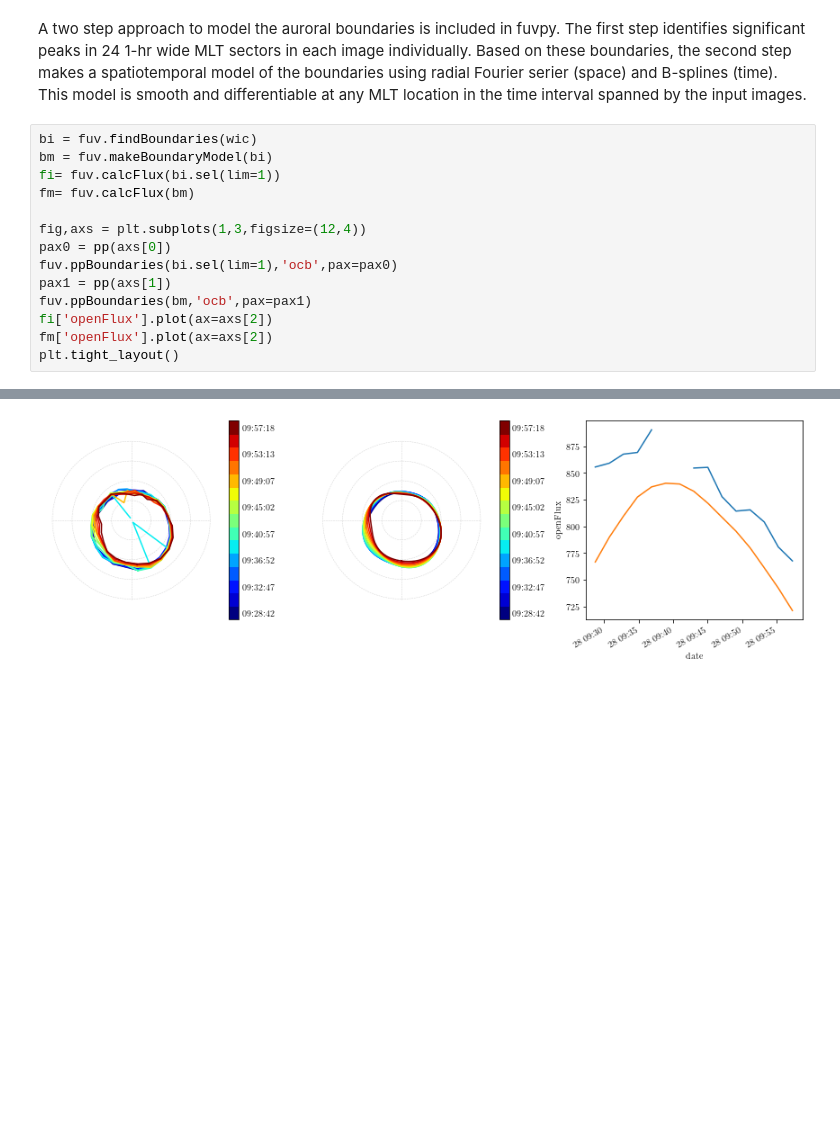
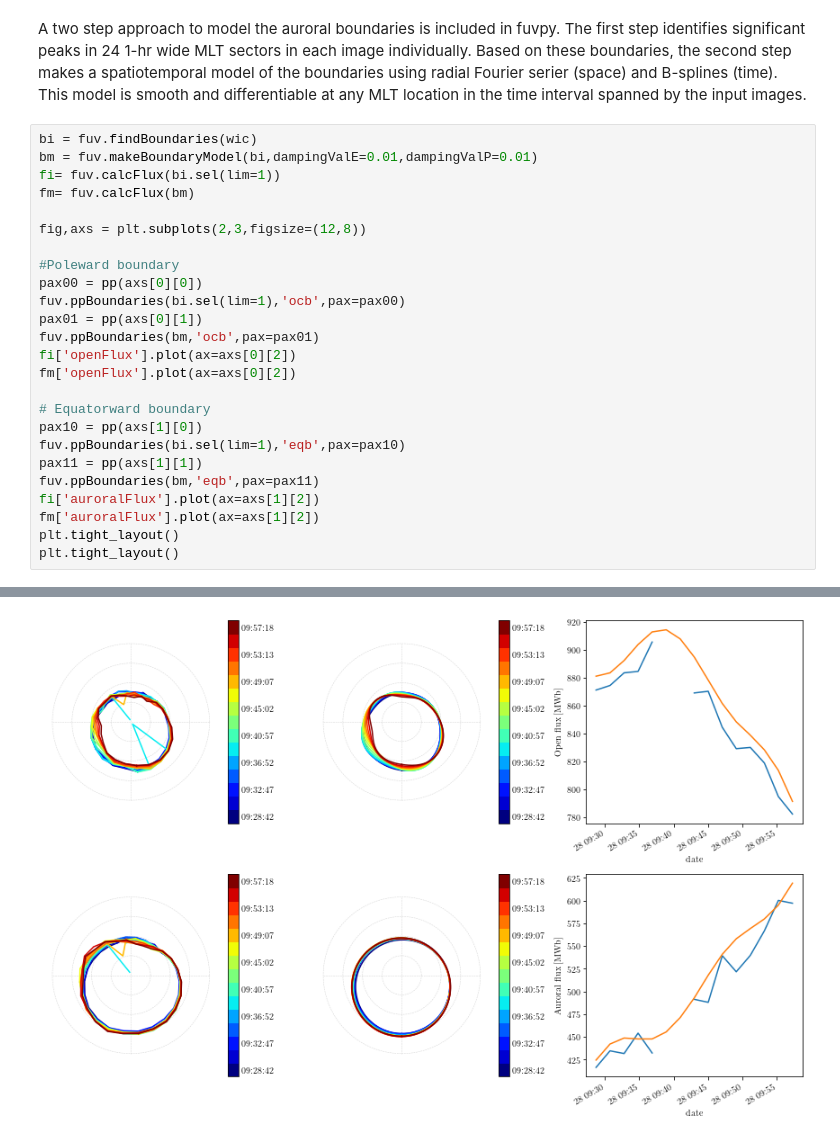
Before and after one commit to aohma/fuvpy, a Jupyter notebook: notebooks/fuvpyExample.ipynb, the cells around one changed output, grey strips where cells are left out. Saved outputs shown, nothing was run; the diff lists cells and outputs as text; blank space fills up the shorter version.

```diff
--- a/notebooks/fuvpyExample.ipynb
+++ b/notebooks/fuvpyExample.ipynb
@@ -168,18 +168,29 @@ wic.plot.scatter(x='Model',y='img',hue='shweight',s=0.01,alpha=0.4)
 A two step approach to model the auroral boundaries is included in fuvpy. The first step identifies significant peaks in 24 1-hr wide MLT sectors in each image individually. Based on these boundaries, the second step makes a spatiotemporal model of the boundaries using radial Fourier serier (space) and B-splines (time). This model is smooth and differentiable at any MLT location in the time interval spanned by the input images.
 # %%
 bi = fuv.findBoundaries(wic)
-bm = fuv.makeBoundaryModel(bi)
+bm = fuv.makeBoundaryModel(bi,dampingValE=0.01,dampingValP=0.01)
 fi= fuv.calcFlux(bi.sel(lim=1))
 fm= fuv.calcFlux(bm)
 
-fig,axs = plt.subplots(1,3,figsize=(12,4))
-pax0 = pp(axs[0])
-fuv.ppBoundaries(bi.sel(lim=1),'ocb',pax=pax0)
-pax1 = pp(axs[1])
-fuv.ppBoundaries(bm,'ocb',pax=pax1)
-fi['openFlux'].plot(ax=axs[2])
-fm['openFlux'].plot(ax=axs[2])
+fig,axs = plt.subplots(2,3,figsize=(12,8))
+
+#Poleward boundary
+pax00 = pp(axs[0][0])
+fuv.ppBoundaries(bi.sel(lim=1),'ocb',pax=pax00)
+pax01 = pp(axs[0][1])
+fuv.ppBoundaries(bm,'ocb',pax=pax01)
+fi['openFlux'].plot(ax=axs[0][2])
+fm['openFlux'].plot(ax=axs[0][2])
+
+# Equatorward boundary
+pax10 = pp(axs[1][0])
+fuv.ppBoundaries(bi.sel(lim=1),'eqb',pax=pax10)
+pax11 = pp(axs[1][1])
+fuv.ppBoundaries(bm,'eqb',pax=pax11)
+fi['auroralFlux'].plot(ax=axs[1][2])
+fm['auroralFlux'].plot(ax=axs[1][2])
 plt.tight_layout()
+plt.tight_layout()
 # %% [output]
 Image: 0
 Image: 1
@@ -201 +212 @@ Relative change model norm 0.0008459750717326238
-[figure, old version]
+[figure, new version]
```
Also changed, not shown: parts of 1 cell of this notebook, 2 other files.
